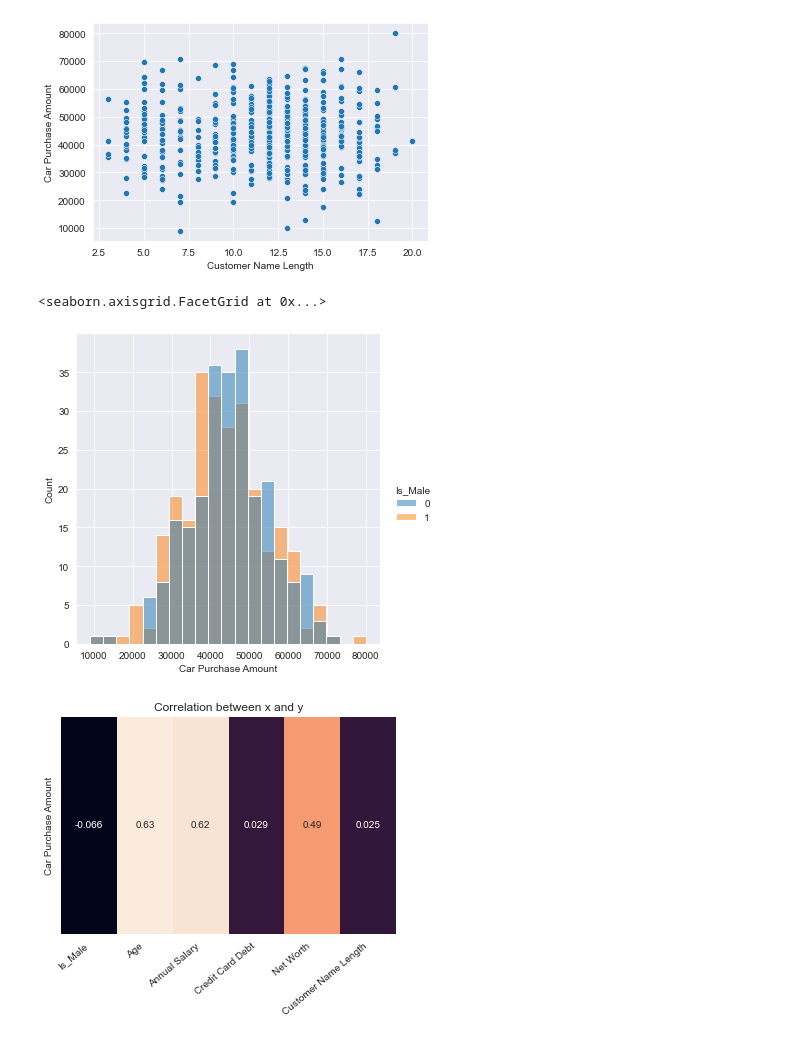
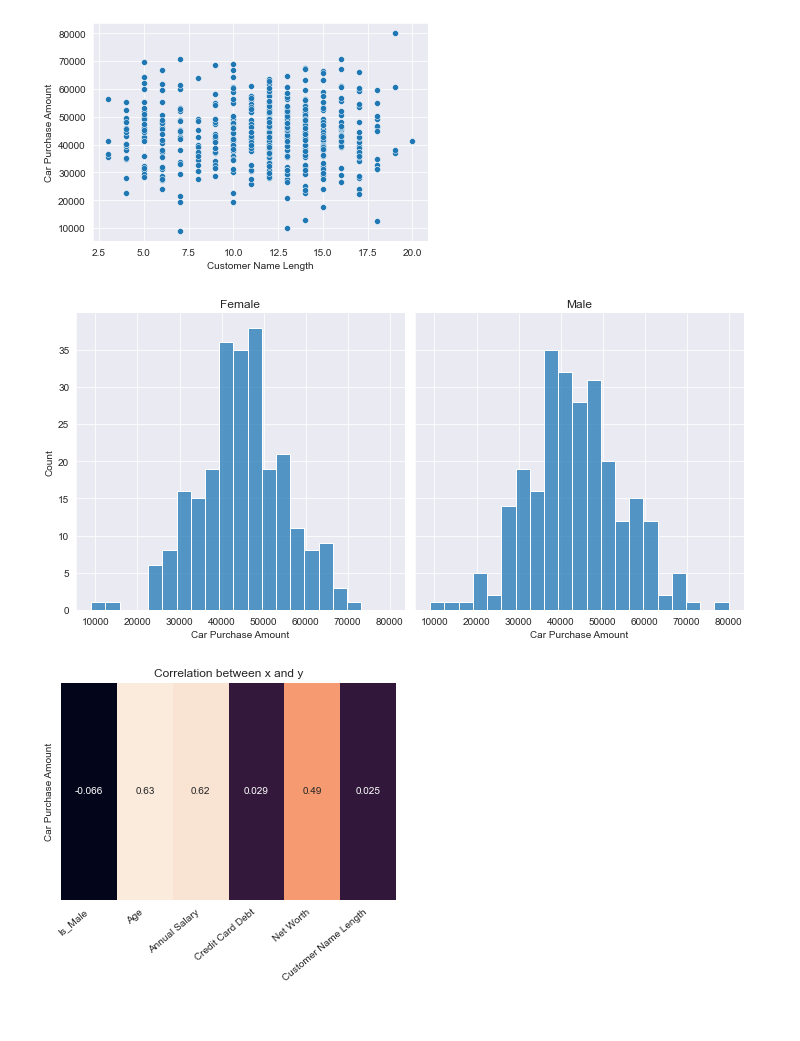
Before and after one commit to natthawit-jan/car_price_prediction_proj, a Jupyter notebook: car_prediction.ipynb, the cells around one changed output. Drawn from its saved outputs; the diff is of its cells as text; code cells hidden in the pictures.

Commit message:
seperate the graph between male and female

```diff
--- a/car_prediction.ipynb
+++ b/car_prediction.ipynb
@@ -70,10 +70,12 @@ sns.scatterplot(data=df, x="Customer Name Length", y="Car Purchase Amount")
 cols = [name for name in df.select_dtypes('number').columns if name != 'Car Purchase Amount']
 P = df.corr().drop(columns=cols, index='Car Purchase Amount').T
 # %%
-sns.displot(data=df, x="Car Purchase Amount", hue="Is_Male",)
+d = sns.displot(data=df, x="Car Purchase Amount", col="Is_Male",)
+d.axes[0][0].set_title('Female')
+d.axes[0][1].set_title('Male')
+plt.show()
 # %% [output]
-<seaborn.axisgrid.FacetGrid at 0x...>
-[figure, old version]
+[figure, new version]
 # %%
 ax = sns.heatmap(P, annot=True, cbar=False)
 ax.set_title('Correlation between x and y')
```
